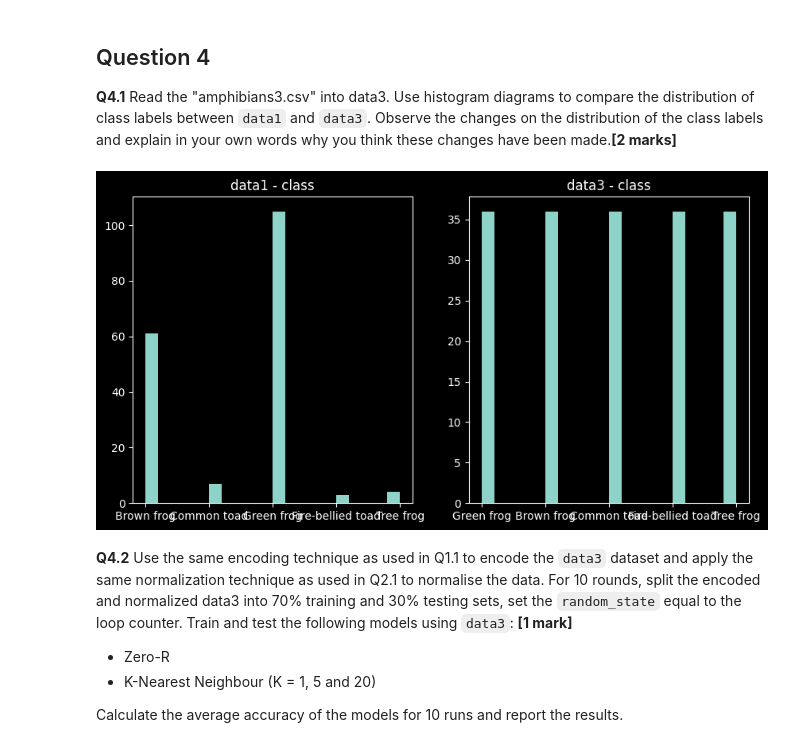
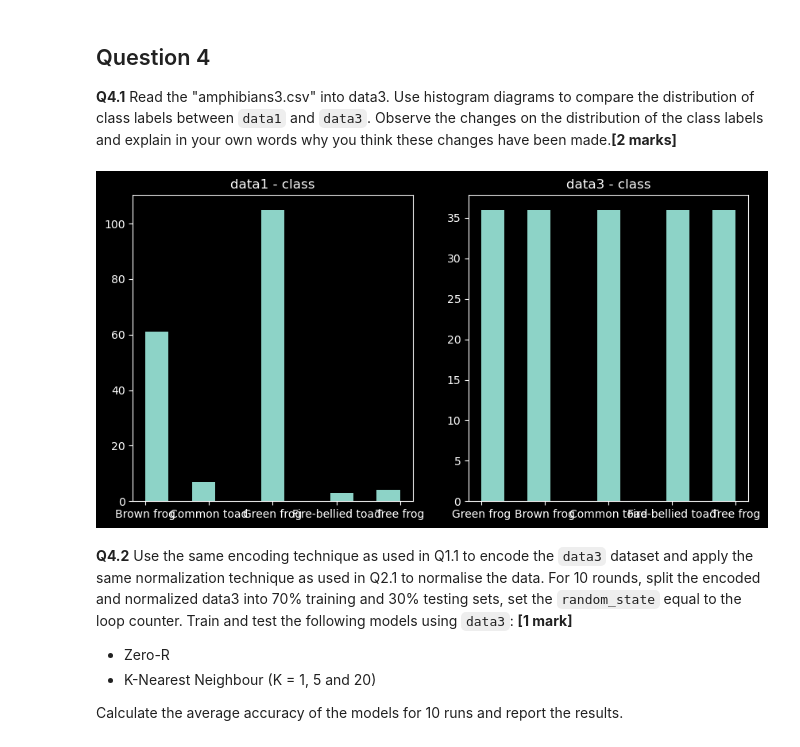
Before and after one commit to XiaoLinZzz/IML-A3, a Jupyter notebook: a2-2023-s1/a2-2023-s1_final.ipynb, the cells around one changed output. Cells and saved outputs as stored; diff of their text form; code cells hidden in the pictures.

```diff
--- a/a2-2023-s1/a2-2023-s1_final.ipynb
+++ b/a2-2023-s1/a2-2023-s1_final.ipynb
@@ -382,20 +448,20 @@ Accuracy of Decision Tree       data1_2: 0.54   data2: 0.53
 # %%
 data3 = pd.read_csv("amphibians3.csv")
 
 # your code here
 data1_class = data1.iloc[:, -1]
 data3_class = data3.iloc[:, -1]
 
 plt.figure(figsize=(10, 5))
 plt.subplot(1, 2, 1)
-plt.hist(data1_class, bins=20)
+plt.hist(data1_class, bins=11)
 plt.title("data1 - class")
 plt.subplot(1, 2, 2)
-plt.hist(data3_class, bins=20)
+plt.hist(data3_class, bins=11)
 plt.title("data3 - class")
 plt.show()
 # %% [output]
-[figure, old version]
+[figure, new version]
 # %% [markdown]
 **Q4.2** Use the same encoding technique as used in Q1.1 to encode the `data3` dataset and apply the same normalization technique as used in Q2.1 to normalise the data. For 10 rounds, split the encoded and normalized data3 into 70% training and 30% testing sets,  set the `random_state` equal to the loop counter. Train and test the following models using `data3`: **[1 mark]**
 - Zero-R
```
Also changed, not shown: parts of 16 cells of this notebook, 1 other file.
